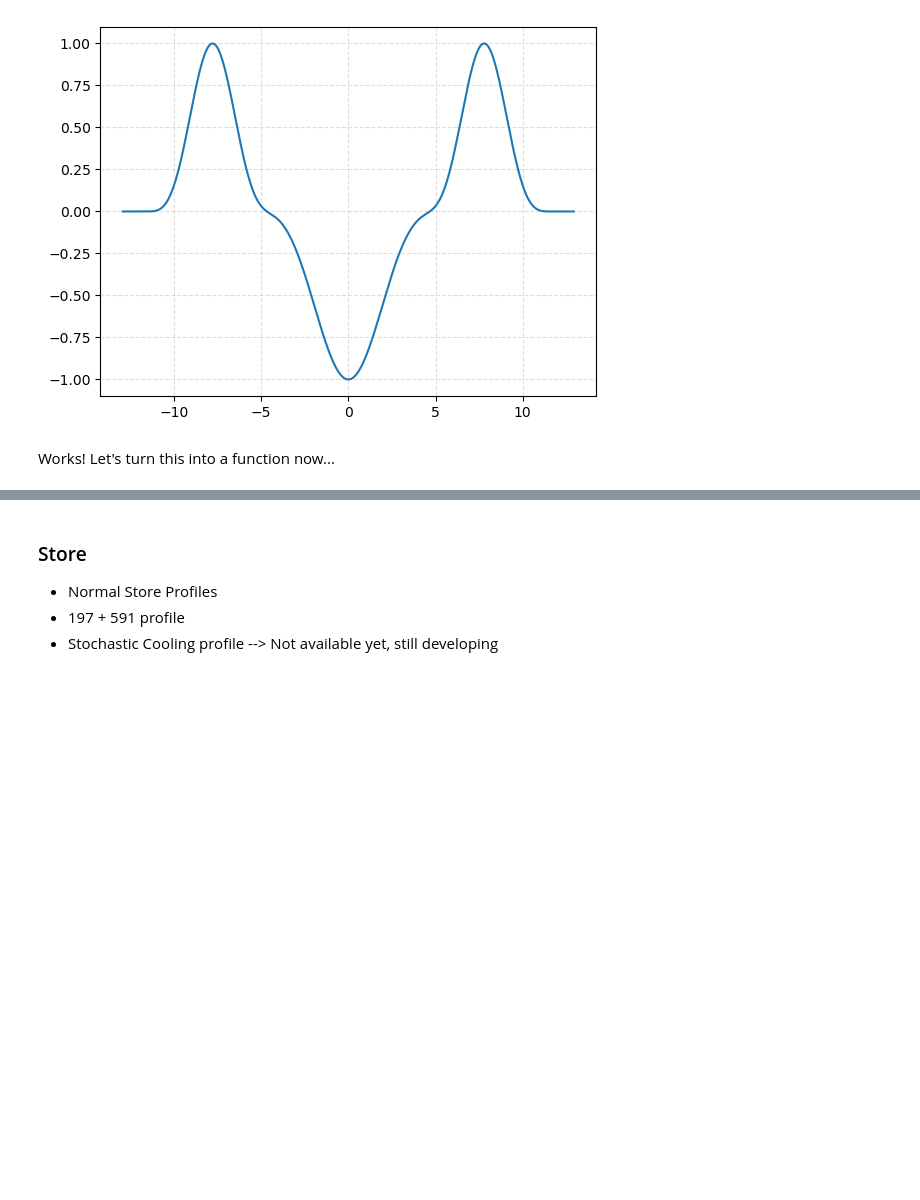
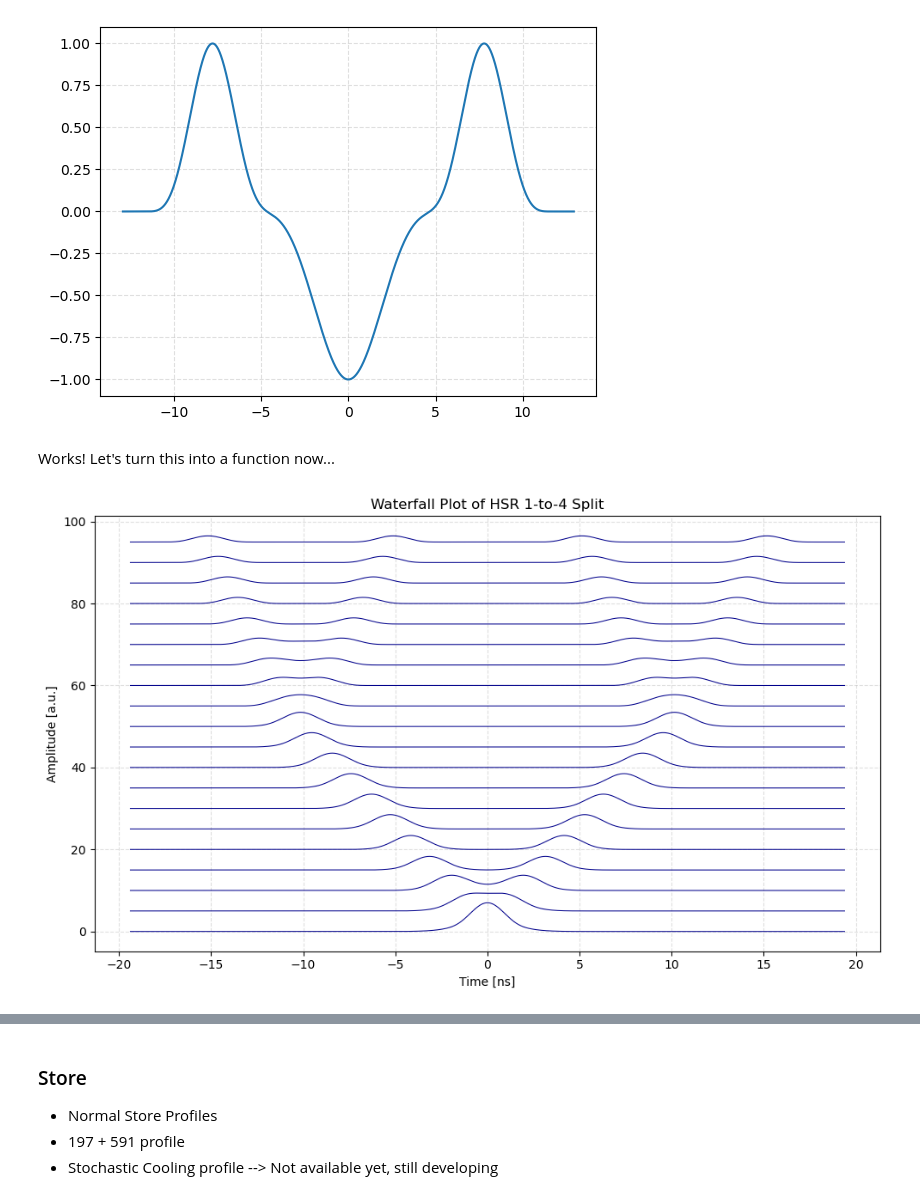
Before and after one commit to whyven/instrSimTools, a Jupyter notebook: instrSimTools/Testing_Notebook.ipynb, the cells around one changed output, grey strips where cells are left out. Drawn from its saved outputs; the diff is of its cells as text; code cells hidden in the pictures; blank space fills up the shorter version.

Commit message:
Got splitting working! Minor changes to waveform, need to add stuff to it

```diff
--- a/instrSimTools/Testing_Notebook.ipynb
+++ b/instrSimTools/Testing_Notebook.ipynb
@@ -747,0 +806,10 @@ def split_pulse( num_splits:int, num_end_bunches:int, RF_freqs:List(float), init
+# %%
+test, time_ary = split_pulse_1_to_4(
+        rf=[HSR_RF_24M, HSR_RF_49M, HSR_RF_98M],
+        bunch_length=HSR_PP_BUNCH_LENGTH_23GeV,
+        split_steps=100
+)
+# %%
+waterfall_plot( test, time_ary*1e9, num_waveforms_to_plot=20, xlabel="Time [ns]", ylabel="Amplitude [a.u.]", title="Waterfall Plot of HSR 1-to-4 Split", )
+# %% [output]
+[figure, added]
```
Also changed, not shown: parts of 24 cells of this notebook, 1 other file.
